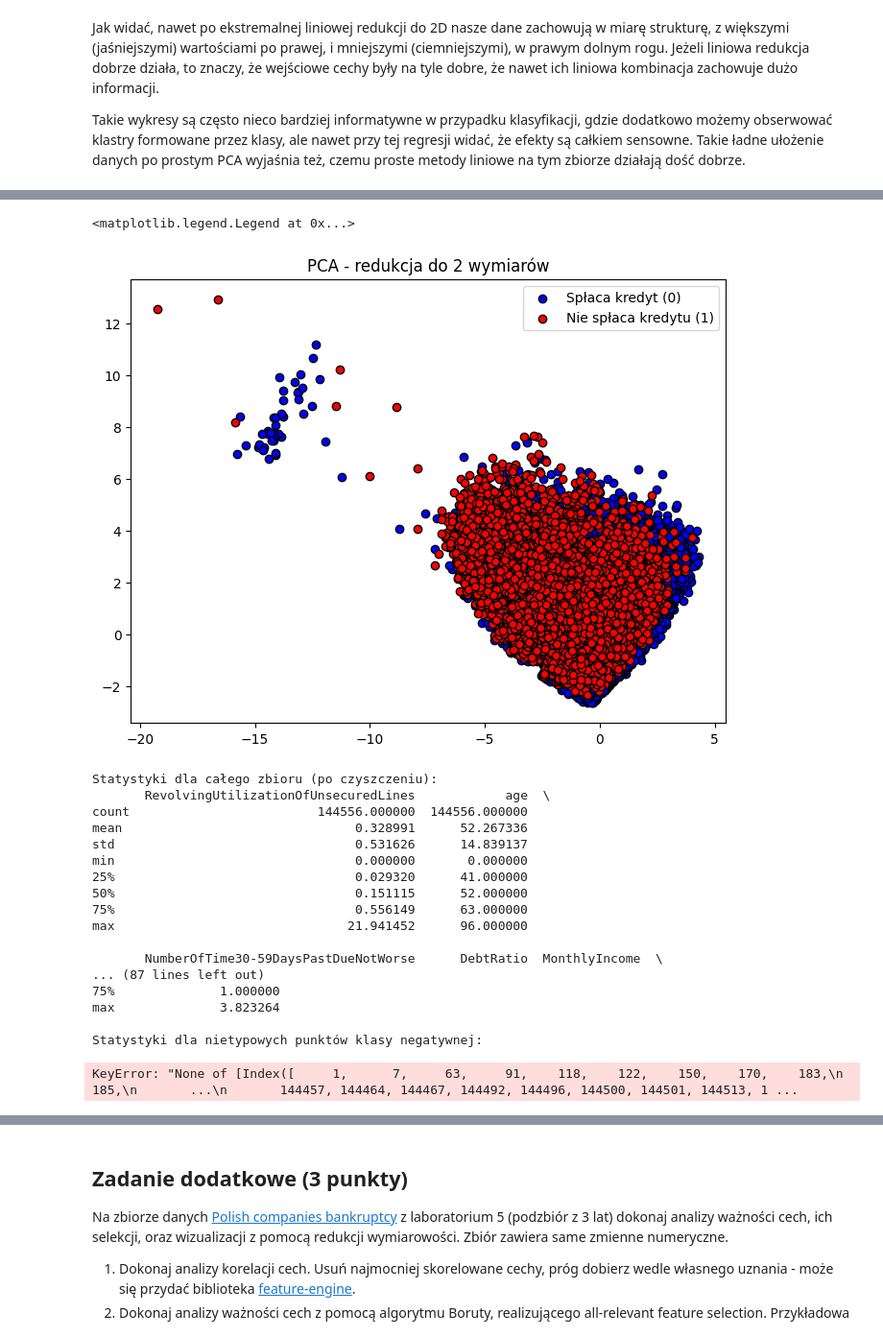
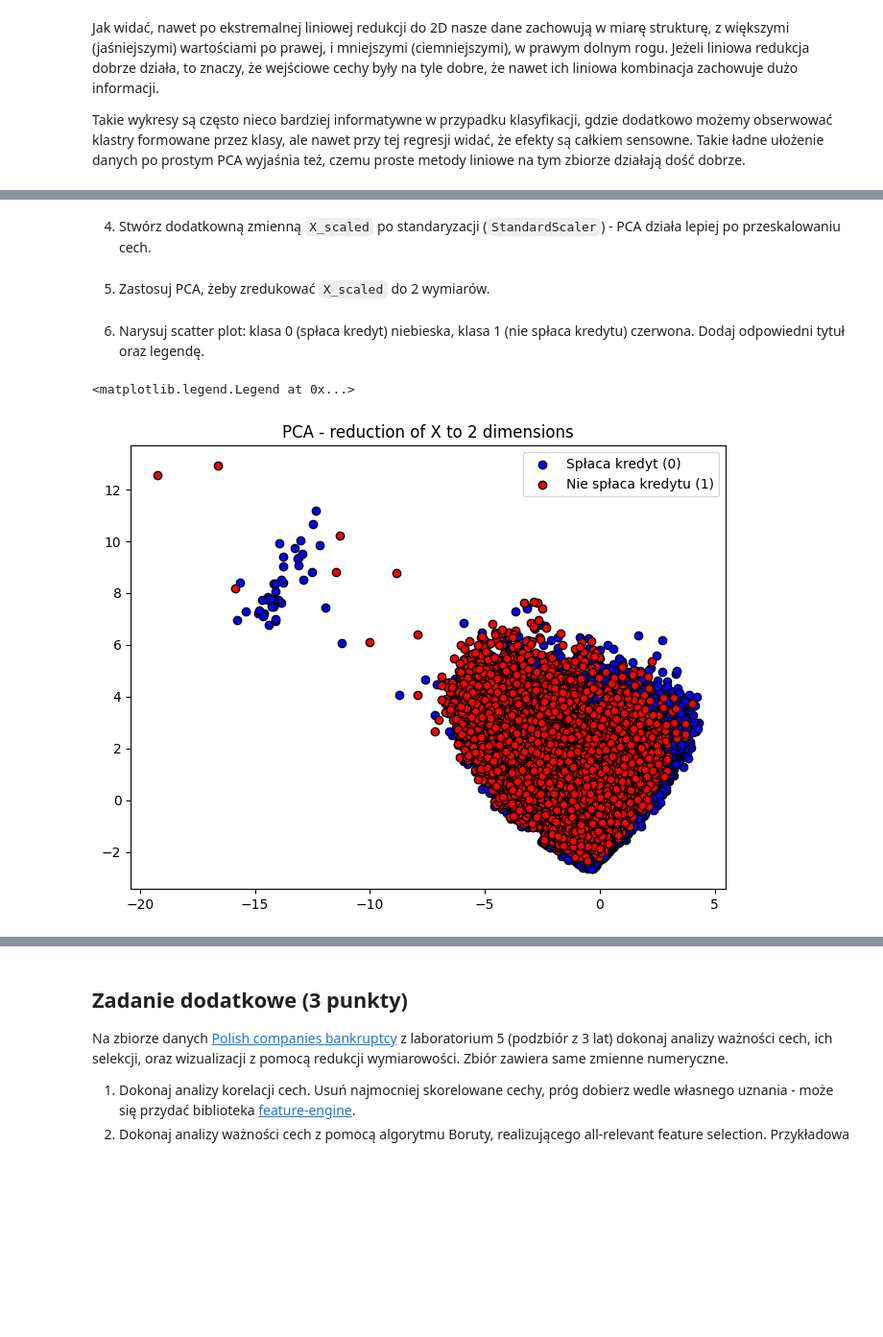
Before and after one commit to Wenszel/agh-machine-learning, a Jupyter notebook: 06_feature_selection_dimensionality_reduction/notebook.ipynb, the cells around one changed output, grey strips where cells are left out. Shown: that part at 96% size. Drawn from its saved outputs; the diff is of its cells as text; code cells hidden in the pictures; blank space fills up the shorter version.

```diff
--- a/06_feature_selection_dimensionality_reduction/notebook.ipynb
+++ b/06_feature_selection_dimensionality_reduction/notebook.ipynb
@@ -883,0 +882,2 @@ X_scaled = scaler.fit_transform(X_winsorized)
+# %% [markdown]
+4. Stwórz dodatkowną zmienną `X_scaled` po standaryzacji (`StandardScaler`) - PCA działa lepiej po przeskalowaniu cech.
@@ -884,85 +887,30 @@ X_scaled = scaler.fit_transform(X_winsorized)
+# %% [markdown]
+
+5. Zastosuj PCA, żeby zredukować `X_scaled` do 2 wymiarów.
 # %%
 pca = PCA(n_components=2, random_state=0)
 pca.fit(X_scaled)
 
 X_embed = pca.transform(X_scaled)
 X_embed = X_embed.values
+# %% [markdown]
+6. Narysuj scatter plot: klasa 0 (spłaca kredyt) niebieska, klasa 1 (nie spłaca kredytu) czerwona. Dodaj odpowiedni tytuł oraz legendę.
 # %%
-plt.figure(figsize=(8,6))
-colors = ['blue', 'red']
-labels = ['Spłaca kredyt (0)', 'Nie spłaca kredytu (1)']
+plt.figure(figsize=(8, 6))
+colors = ["blue", "red"]
+labels = ["Spłaca kredyt (0)", "Nie spłaca kredytu (1)"]
 
 for cls in [0, 1]:
     plt.scatter(
         X_embed[y_trimmed == cls, 0],
         X_embed[y_trimmed == cls, 1],
         c=colors[cls],
         label=labels[cls],
-        edgecolors='k'
+        edgecolors="k",
     )
 
-plt.title("PCA - redukcja do 2 wymiarów")
+plt.title("PCA - reduction of X to 2 dimensions")
 plt.legend()
 # %% [output]
 <matplotlib.legend.Legend at 0x...>
-[figure, old version]
+[figure, new version]
-# %%
-pc1 = X_embed[:, 0]
-pc2 = X_embed[:, 1]
-
-mask_class0 = (y_trimmed == 0)
-
-mean_pc1 = pc1[mask_class0].mean()
-std_pc1 = pc1[mask_class0].std()
-mean_pc2 = pc2[mask_class0].mean()
-std_pc2 = pc2[mask_class0].std()
-
-# Definicja punktów daleko od średniej (większe niż mean + 2*std lub mniejsze niż mean - 2*std)
-outlier_mask = mask_class0 & (
-    (pc1 > mean_pc1 + 2 * std_pc1) | (pc1 < mean_pc1 - 2 * std_pc1) |
-    (pc2 > mean_pc2 + 2 * std_pc2) | (pc2 < mean_pc2 - 2 * std_pc2)
-)
-
-# Indeksy nietypowych punktów
-outlier_indices = np.argwhere(outlier_mask).flatten()
-
-# 8. Porównaj wartości cech:
-
-print("Statystyki dla całego zbioru (po czyszczeniu):")
-print(X_winsorized.describe())
-
-print("\nStatystyki dla klasy negatywnej (0):")
-print(X_winsorized[y_trimmed == 0].describe())
-
-print("\nStatystyki dla nietypowych punktów klasy negatywnej:")
-print(X_winsorized[outlier_indices].describe())
-
-# Możesz porównać średnie kolumn:
-print("\nŚrednie wartości cech:")
-print("Cały zbiór:")
-print(X_winsorized.mean())
-
-print("\nKlasa negatywna:")
-print(X_winsorized.loc[y_trimmed == 0].mean())
-
-print("\nNietypowe punkty klasy negatywnej:")
-print(X_winsorized.loc[outlier_indices].mean())
-# %% [output]
-Statystyki dla całego zbioru (po czyszczeniu):
-       RevolvingUtilizationOfUnsecuredLines            age  \
-count                         144556.000000  144556.000000
-mean                               0.328991      52.267336
-std                                0.531626      14.839137
-min                                0.000000       0.000000
-25%                                0.029320      41.000000
-50%                                0.151115      52.000000
-75%                                0.556149      63.000000
-max                               21.941452      96.000000
-
-       NumberOfTime30-59DaysPastDueNotWorse      DebtRatio  MonthlyIncome  \
-... (87 lines left out)
-75%              1.000000
-max              3.823264
-
-Statystyki dla nietypowych punktów klasy negatywnej:
-KeyError: "None of [Index([     1,      7,     63,     91,    118,    122,    150,    170,    183,\n          185,\n       ...\n       144457, 144464, 144467, 144492, 144496, 144500, 144501, 144513, 1 ...
```
Also changed, not shown: parts of 20 cells of this notebook, 2 other files.
